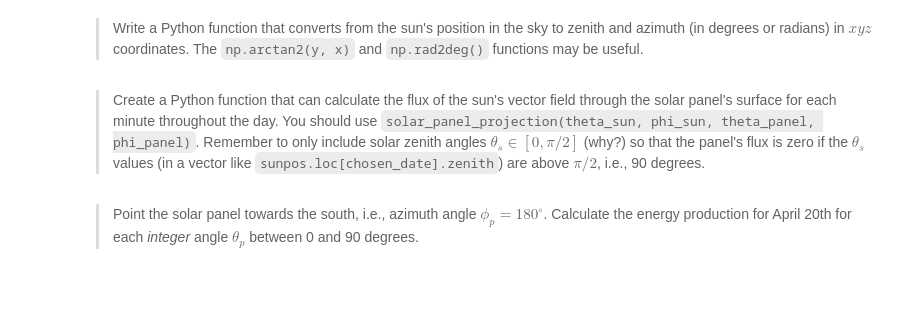
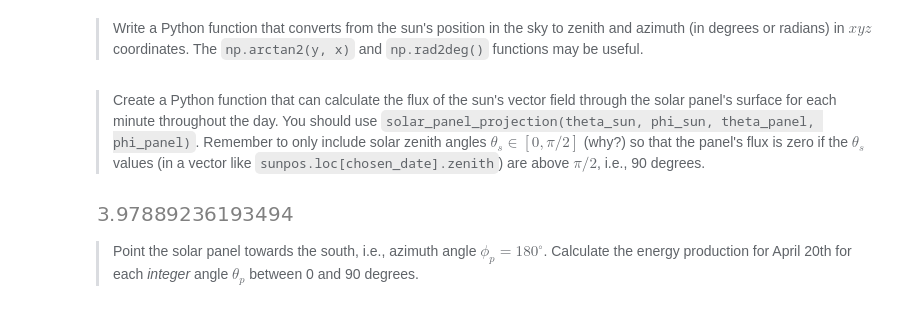
Before and after one commit to Romultra/Ultra-solar-panels, a Jupyter notebook: QuestionsEmil.ipynb, the cells around one changed output. Saved outputs shown, nothing was run; the diff lists cells and outputs as text; code cells hidden in the pictures; blank space fills up the shorter version.

```diff
--- a/QuestionsEmil.ipynb
+++ b/QuestionsEmil.ipynb
@@ -169,6 +169,41 @@ $\displaystyle \left[\begin{matrix}-80022621850.6196\\-226379198.812321\\1263956
 > Write a Python function that converts from the sun's position in the sky to zenith and azimuth (in degrees or radians) in $xyz$ coordinates. The `np.arctan2(y, x)` and `np.rad2deg()` functions may be useful.
 # %% [markdown]
 > Create a Python function that can calculate the flux of the sun's vector field through the solar panel's surface for each minute throughout the day. You should use `solar_panel_projection(theta_sun, phi_sun, theta_panel, phi_panel)`. Remember to only include solar zenith angles $\theta_s \in [0, \pi/2]$ (why?) so that the panel's flux is zero if the $\theta_s$ values (in a vector like `sunpos.loc[chosen_date].zenith`) are above $\pi/2$, i.e., 90 degrees.
+# %%
+def fluxfunct(azimuth_p,alpha_p,A0,L,B):
+    Energy = 0
+    Panel = panel_normal(azimuth_p,alpha_p)
+    Sunvis = False
+    alph = sunpos.apparent_elevation
+    for i in range(len(alph)-1):
+        if alph[i] < 0 and alph[i+1] >= 0:
+            Sunvis = True
+        if alph[i] >0 and alph[i+1] <=0:
+            sunse = i+1
+            Sunvis = False
+        if Sunvis == True:
+            Energy += max(0,Panel.dot(solar_flux(i)))*A0*L*B
+    return Energy.evalf()
+timezone = "Europe/Copenhagen"
+start_date = "2024-04-20"
+end_date = "2024-04-20"
+delta_time = "H"  # "Min", "H",
+
+# Definition of Location object. Coordinates and elevation of Amager, Copenhagen (Denmark)
+site = Location(
+    55.785469, 12.519103, timezone, 21, "DTU (DK)"
+)  # latitude, longitude, time_zone, altitude, name
+
+# Definition of a time range of simulation
+times = pd.date_range(
+    start_date + " 00:00:00", end_date + " 23:59:00", freq=delta_time, tz=timezone
+)
+#print(times)
+
+sunpos = site.get_solarposition(times)
+fluxfunct(180,45,0.5,1,1)/1000
+# %% [output]
+[figure, added]
 # %% [markdown]
 > Point the solar panel towards the south, i.e., azimuth angle $\phi_p = 180^\circ$. Calculate the energy production for April 20th for each *integer* angle $\theta_p$ between 0 and 90 degrees.
 # %% [markdown]
```
